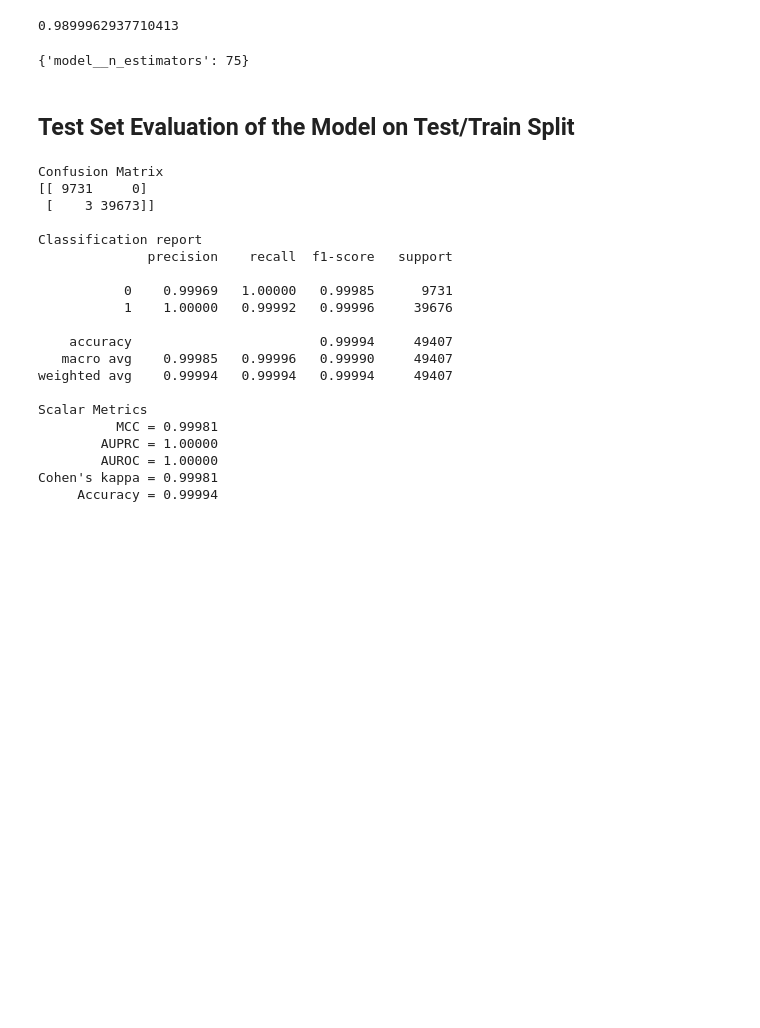
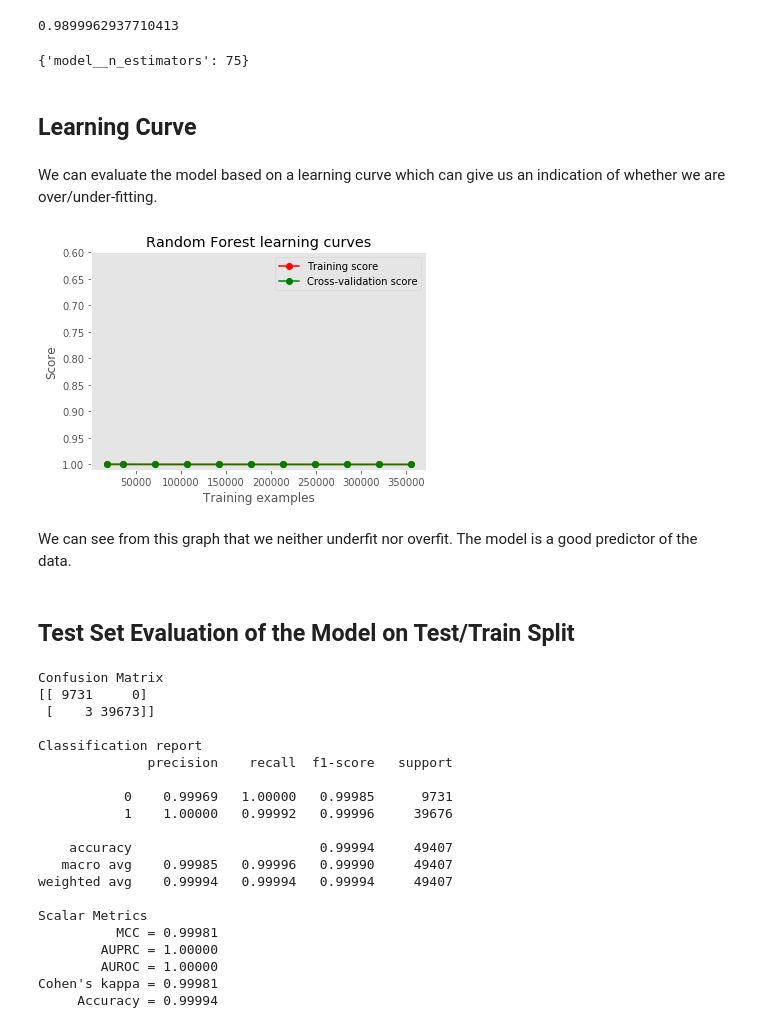
Before and after one commit to gabejg/DST-Assessment-01, a Jupyter notebook: Matt Corrie/Assessment 1.ipynb, the cells around one changed output. Drawn from its saved outputs; the diff is of its cells as text; code cells hidden in the pictures; blank space fills up the shorter version.

```diff
--- a/Matt Corrie/Assessment 1.ipynb
+++ b/Matt Corrie/Assessment 1.ipynb
@@ -367,5 +376,0 @@ We need to follow the same process for the supplied testing data. In this case,
-# %%
-del df_stest_training['folds']
-del df_stest_training['Unnamed: 0']
-
-df_train.index += 1
@@ -635,3 +751,7 @@ grid_rf_psweep.best_score_
 grid_rf_psweep.best_params_
 # %% [output]
 {'model__n_estimators': 75}
+# %% [markdown]
+## Learning Curve
+# %% [markdown]
+We can evaluate the model based on a learning curve which can give us an indication of whether we are over/under-fitting.
@@ -638,3 +760,39 @@ grid_rf_psweep.best_params_
+# %%
+def plot_learning_curve(estimator, title, X, y, ylim=None, cv=None,
+                        n_jobs=-1, train_sizes=np.linspace(.1, 1.0, 10)):
+    """Generate a simple plot of the test and training learning curve"""
+    plt.figure()
+    plt.title(title)
+    if ylim is not None:
+        plt.ylim(*ylim)
+    plt.xlabel("Training examples")
+    plt.ylabel("Score")
+    train_sizes, train_scores, test_scores = learning_curve(
+        estimator, X, y, cv=cv, n_jobs=n_jobs, train_sizes=train_sizes)
+    train_scores_mean = np.mean(train_scores, axis=1)
+    train_scores_std = np.std(train_scores, axis=1)
+    test_scores_mean = np.mean(test_scores, axis=1)
+    test_scores_std = np.std(test_scores, axis=1)
+    plt.grid()
+
+    plt.fill_between(train_sizes, train_scores_mean - train_scores_std,
+                     train_scores_mean + train_scores_std, alpha=0.1, color="r")
+    plt.fill_between(train_sizes, test_scores_mean - test_scores_std,
+                     test_scores_mean + test_scores_std, alpha=0.1, color="g")
+    plt.plot(train_sizes, train_scores_mean, 'o-', color="r", label="Training score")
+    plt.plot(train_sizes, test_scores_mean, 'o-', color="g", label="Cross-validation score")
+
+    plt.legend(loc="best")
+    return plt
+# %%
+g = plot_learning_curve(grid_rf.best_estimator_,
+                        "Random Forest learning curves", df_train, df_train_resp, ylim = [1.01, 0.6],
+                        cv = 5,  train_sizes = [0.05, 0.1, 0.2, 0.3, 0.4, 0.5,
+                                                0.6, 0.7, 0.8, 0.9, 1])
+# %% [output]
+[figure, added]
+# %% [markdown]
+We can see from this graph that we neither underfit nor overfit. The model is a good predictor of the data.
 # %% [markdown]
 ## Test Set Evaluation of the Model on Test/Train Split
 # %%
```
Also changed, not shown: parts of 40 cells of this notebook.
